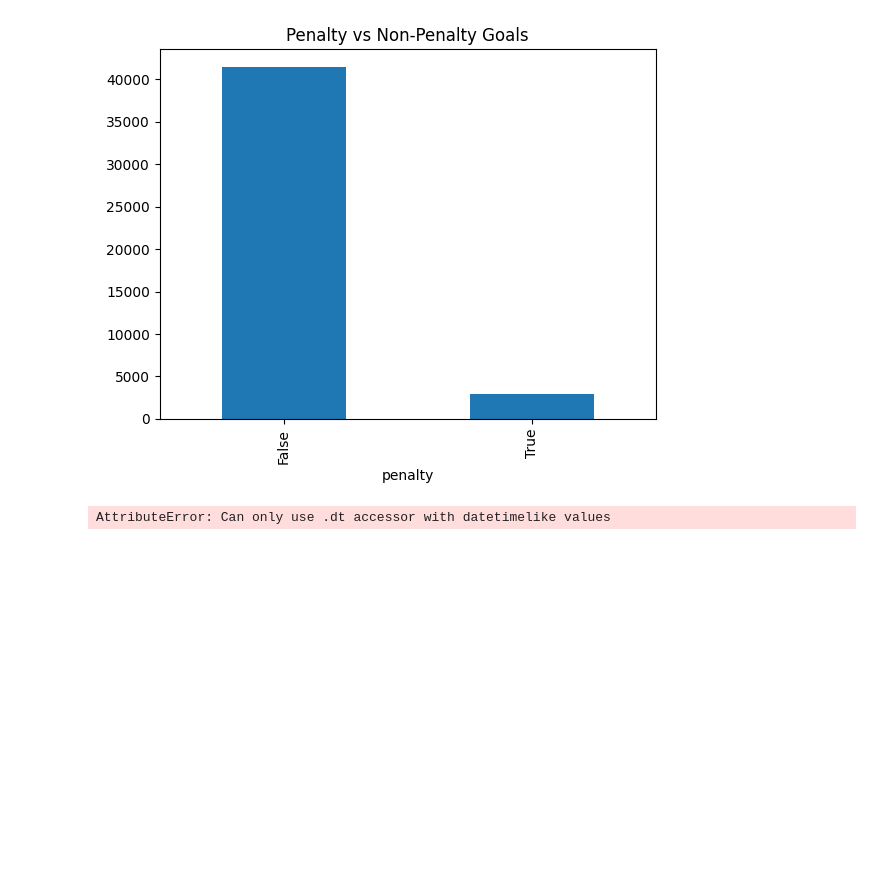
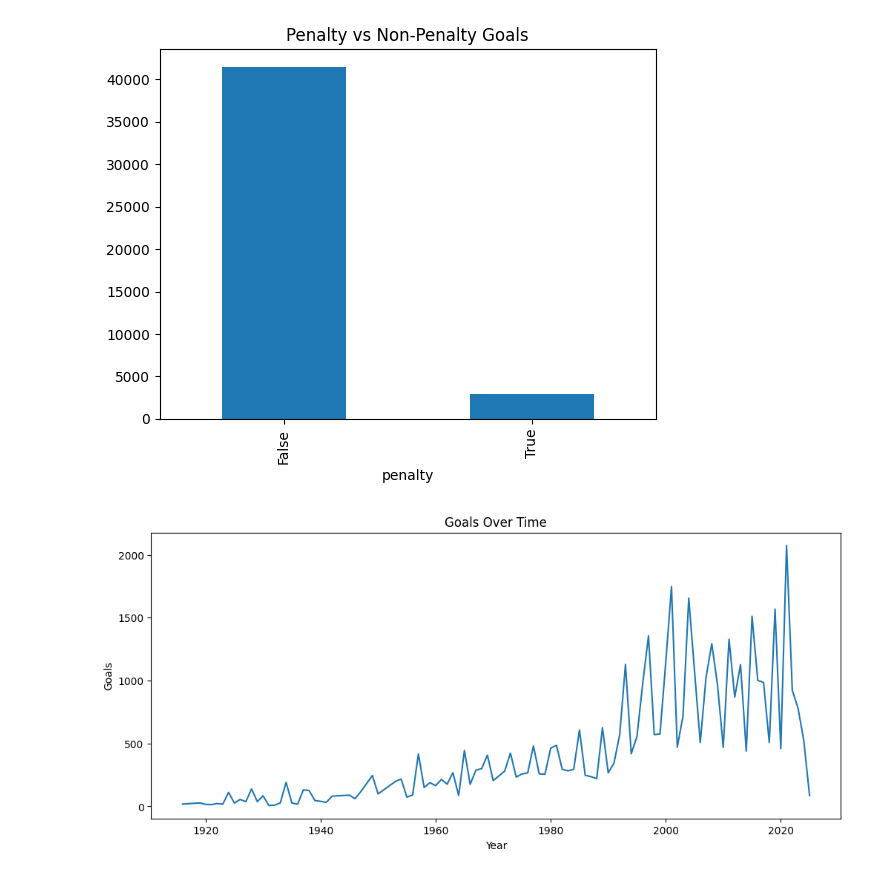
Before and after one commit to Snehit7/World_Cup_Analysis, a Jupyter notebook: World_Cup_Predication.ipynb, the cells around one changed output. Saved outputs shown, nothing was run; the diff lists cells and outputs as text; code cells hidden in the pictures; blank space fills up the shorter version.

```diff
--- a/World_Cup_Predication.ipynb
+++ b/World_Cup_Predication.ipynb
@@ -265,16 +265,20 @@ plt.show()
 # %% [output]
 [figure]
 # %%
+goal_scorers['date'] = pd.to_datetime(goal_scorers['date'], errors='coerce')
+goal_scorers['date'].dtype
+
+
 goals_per_year = (
     goal_scorers
     .groupby(goal_scorers['date'].dt.year)
     .size()
 )
 
 goals_per_year.plot(figsize=(12,5))
 plt.title("Goals Over Time")
 plt.xlabel("Year")
 plt.ylabel("Goals")
 plt.show()
 # %% [output]
-AttributeError: Can only use .dt accessor with datetimelike values
+[figure, added]
```
